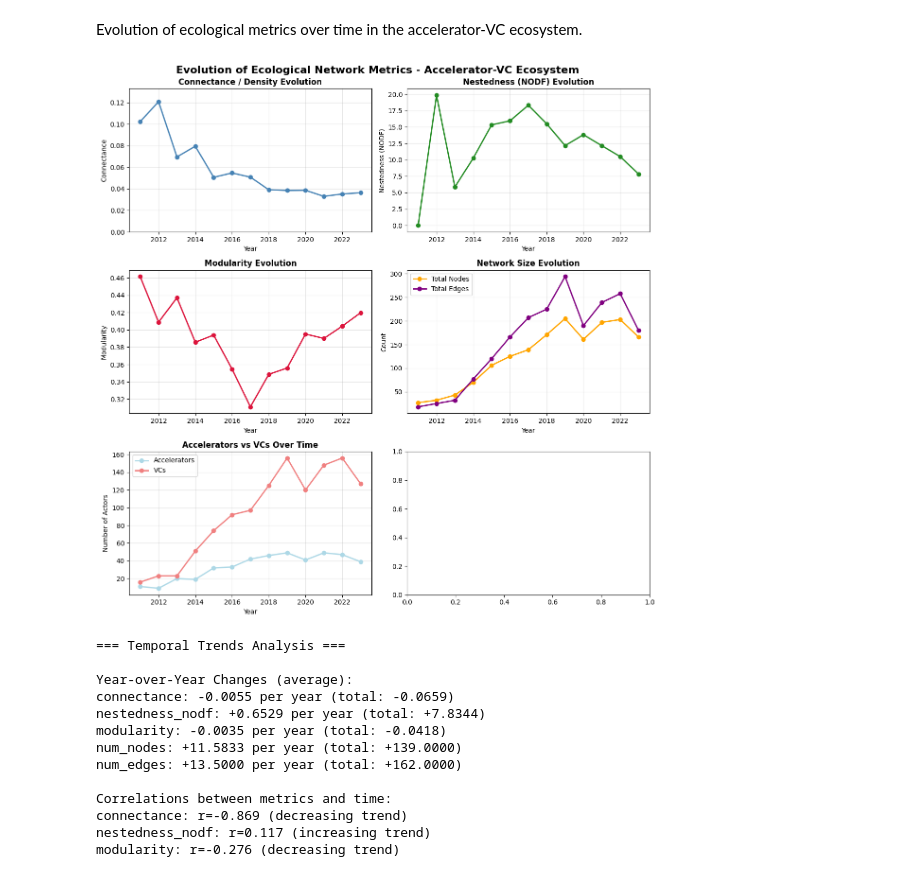
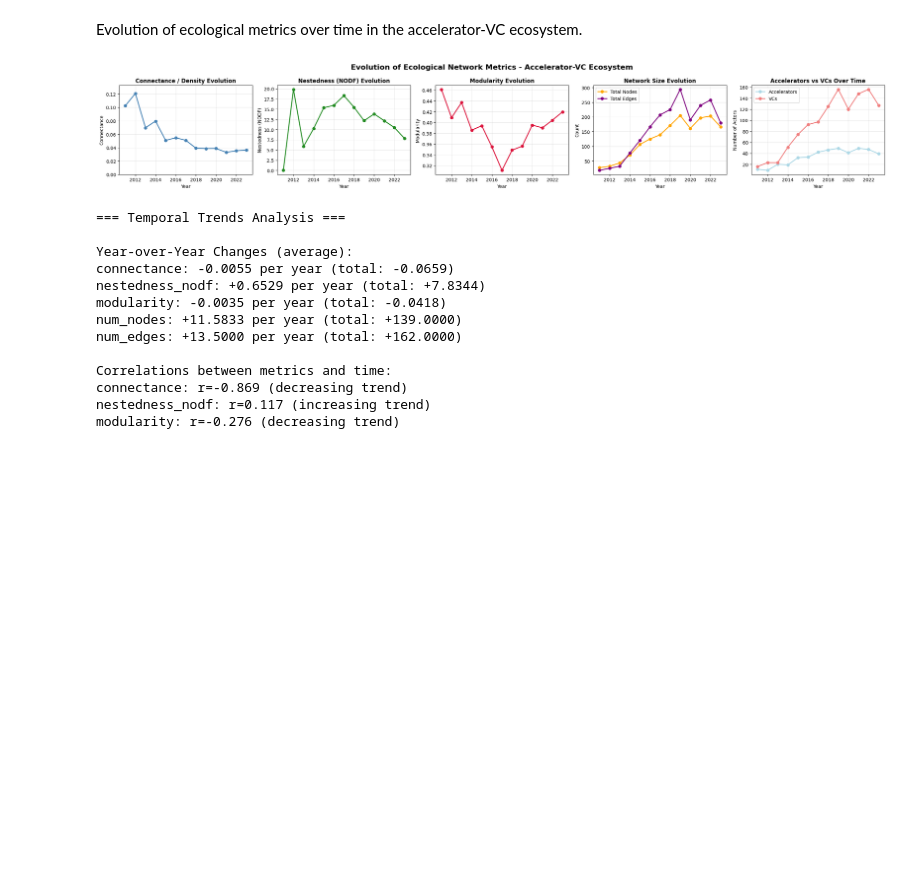
Before and after one commit to joaomelga/innovation-networks-exploration, a Jupyter notebook: analysis/acc-vc-network/acc_vc_ts_metrics_fr.ipynb, the cells around one changed output. Cells and saved outputs as stored; diff of their text form; code cells hidden in the pictures; blank space fills up the shorter version.

Commit message:
refactor: :art: adapt graphs disposition to facilitate comparison

```diff
--- a/analysis/acc-vc-network/acc_vc_ts_metrics_fr.ipynb
+++ b/analysis/acc-vc-network/acc_vc_ts_metrics_fr.ipynb
@@ -343,57 +343,57 @@ Evolution of ecological metrics over time in the accelerator-VC ecosystem.
 # %%
 if len(ts_df) > 0:
     # Create comprehensive time series plot
-    fig, axes = plt.subplots(3, 2, figsize=(12, 12))
+    fig, axes = plt.subplots(1, 5, figsize=(24, 4))
     fig.suptitle('Evolution of Ecological Network Metrics - Accelerator-VC Ecosystem',
                  fontsize=16, fontweight='bold')
 
     # Connectance evolution
-    axes[0, 0].plot(ts_df['year'], ts_df['connectance'], 'o-', linewidth=2, markersize=6, color='steelblue')
-    axes[0, 0].set_title('Connectance / Density Evolution', fontweight='bold')
-    axes[0, 0].set_xlabel('Year')
-    axes[0, 0].set_ylabel('Connectance')
-    axes[0, 0].grid(True, alpha=0.3)
-    axes[0, 0].set_ylim(0, max(ts_df['connectance']) * 1.1)
+    axes[0].plot(ts_df['year'], ts_df['connectance'], 'o-', linewidth=2, markersize=6, color='steelblue')
+    axes[0].set_title('Connectance / Density Evolution', fontweight='bold')
+    axes[0].set_xlabel('Year')
+    axes[0].set_ylabel('Connectance')
+    axes[0].grid(True, alpha=0.3)
+    axes[0].set_ylim(0, max(ts_df['connectance']) * 1.1)
 
     # Nestedness evolution
-    axes[0, 1].plot(ts_df['year'], ts_df['nestedness_nodf'], 'o-', linewidth=2, markersize=6, color='forestgreen')
-    axes[0, 1].set_title('Nestedness (NODF) Evolution', fontweight='bold')
-    axes[0, 1].set_xlabel('Year')
-    axes[0, 1].set_ylabel('Nestedness (NODF)')
-    axes[0, 1].grid(True, alpha=0.3)
+    axes[1].plot(ts_df['year'], ts_df['nestedness_nodf'], 'o-', linewidth=2, markersize=6, color='forestgreen')
+    axes[1].set_title('Nestedness (NODF) Evolution', fontweight='bold')
+    axes[1].set_xlabel('Year')
+    axes[1].set_ylabel('Nestedness (NODF)')
+    axes[1].grid(True, alpha=0.3)
 
     # Modularity evolution
-    axes[1, 0].plot(ts_df['year'], ts_df['modularity'], 'o-', linewidth=2, markersize=6, color='crimson')
-    axes[1, 0].set_title('Modularity Evolution', fontweight='bold')
-    axes[1, 0].set_xlabel('Year')
-    axes[1, 0].set_ylabel('Modularity')
-    axes[1, 0].grid(True, alpha=0.3)
+    axes[2].plot(ts_df['year'], ts_df['modularity'], 'o-', linewidth=2, markersize=6, color='crimson')
+    axes[2].set_title('Modularity Evolution', fontweight='bold')
+    axes[2].set_xlabel('Year')
+    axes[2].set_ylabel('Modularity')
+    axes[2].grid(True, alpha=0.3)
 
     # Network size evolution
-    axes[1, 1].plot(ts_df['year'], ts_df['num_nodes'], 'o-', linewidth=2, markersize=6, color='orange', label='Total Nodes')
-    axes[1, 1].plot(ts_df['year'], ts_df['num_edges'], 'o-', linewidth=2, markersize=6, color='purple', label='Total Edges')
-    axes[1, 1].set_title('Network Size Evolution', fontweight='bold')
-    axes[1, 1].set_xlabel('Year')
-    axes[1, 1].set_ylabel('Count')
-    axes[1, 1].legend()
-    axes[1, 1].grid(True, alpha=0.3)
+    axes[3].plot(ts_df['year'], ts_df['num_nodes'], 'o-', linewidth=2, markersize=6, color='orange', label='Total Nodes')
+    axes[3].plot(ts_df['year'], ts_df['num_edges'], 'o-', linewidth=2, markersize=6, color='purple', label='Total Edges')
+    axes[3].set_title('Network Size Evolution', fontweight='bold')
+    axes[3].set_xlabel('Year')
+    axes[3].set_ylabel('Count')
+    axes[3].legend()
+    axes[3].grid(True, alpha=0.3)
 
-    axes[2, 0].plot(ts_df['year'], ts_df['num_accelerators'], 'o-', linewidth=2, markersize=6,
+    axes[4].plot(ts_df['year'], ts_df['num_accelerators'], 'o-', linewidth=2, markersize=6,
                 color='lightblue', label='Accelerators')
-    axes[2, 0].plot(ts_df['year'], ts_df['num_vcs'], 'o-', linewidth=2, markersize=6,
+    axes[4].plot(ts_df['year'], ts_df['num_vcs'], 'o-', linewidth=2, markersize=6,
                 color='lightcoral', label='VCs')
-    axes[2, 0].set_title('Accelerators vs VCs Over Time', fontweight='bold')
-    axes[2, 0].set_xlabel('Year')
-    axes[2, 0].set_ylabel('Number of Actors')
-    axes[2, 0].legend()
-    axes[2, 0].grid(True, alpha=0.3)
+    axes[4].set_title('Accelerators vs VCs Over Time', fontweight='bold')
+    axes[4].set_xlabel('Year')
+    axes[4].set_ylabel('Number of Actors')
+    axes[4].legend()
+    axes[4].grid(True, alpha=0.3)
 
     plt.tight_layout()
     plt.show()
 else:
     print("No data available for time series visualization")
 # %% [output]
-[figure, old version]
+[figure, new version]
 # %%
 if len(ts_df) > 1:
     # Calculate trends and correlations
```
Also changed, not shown: parts of 1 cell of this notebook, 4 other files.
